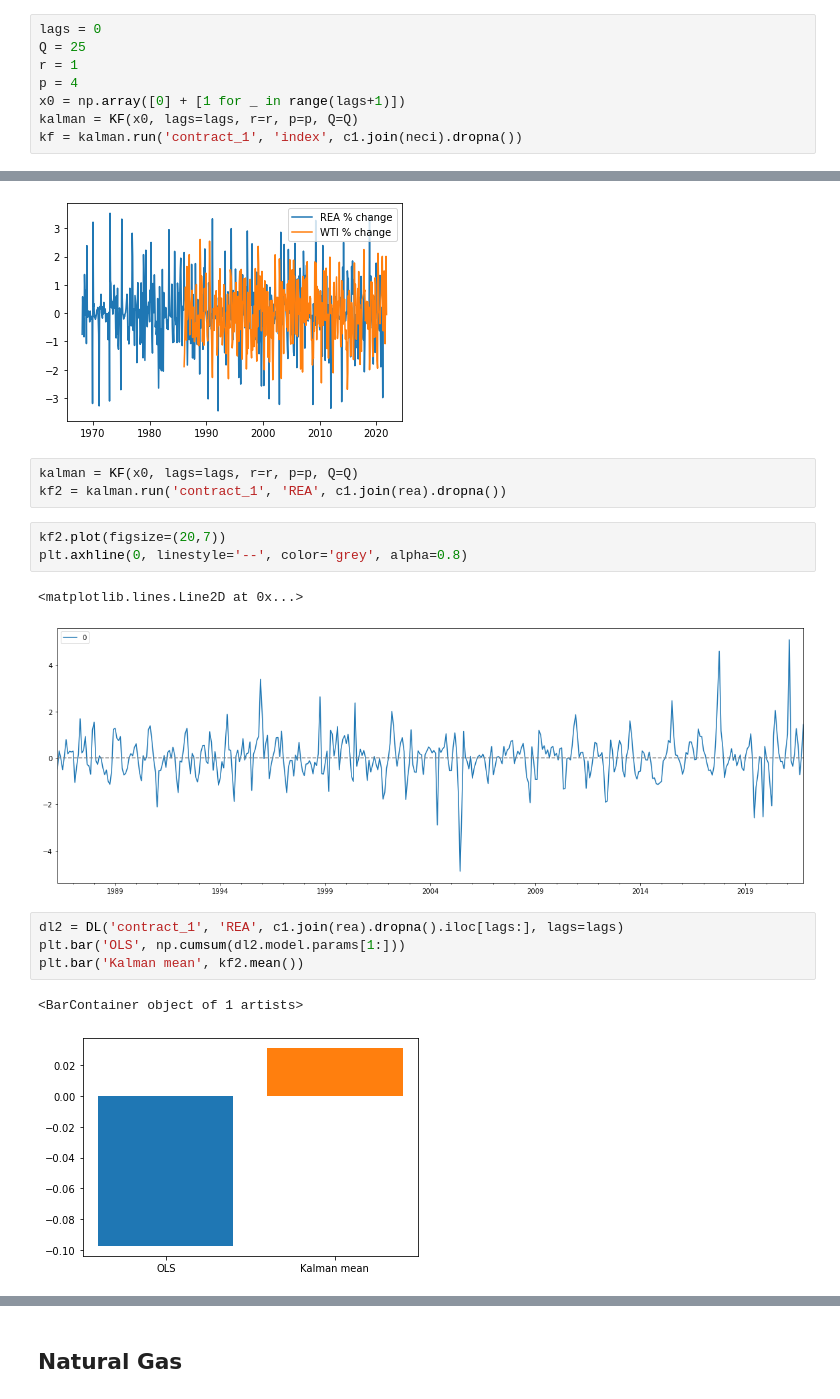
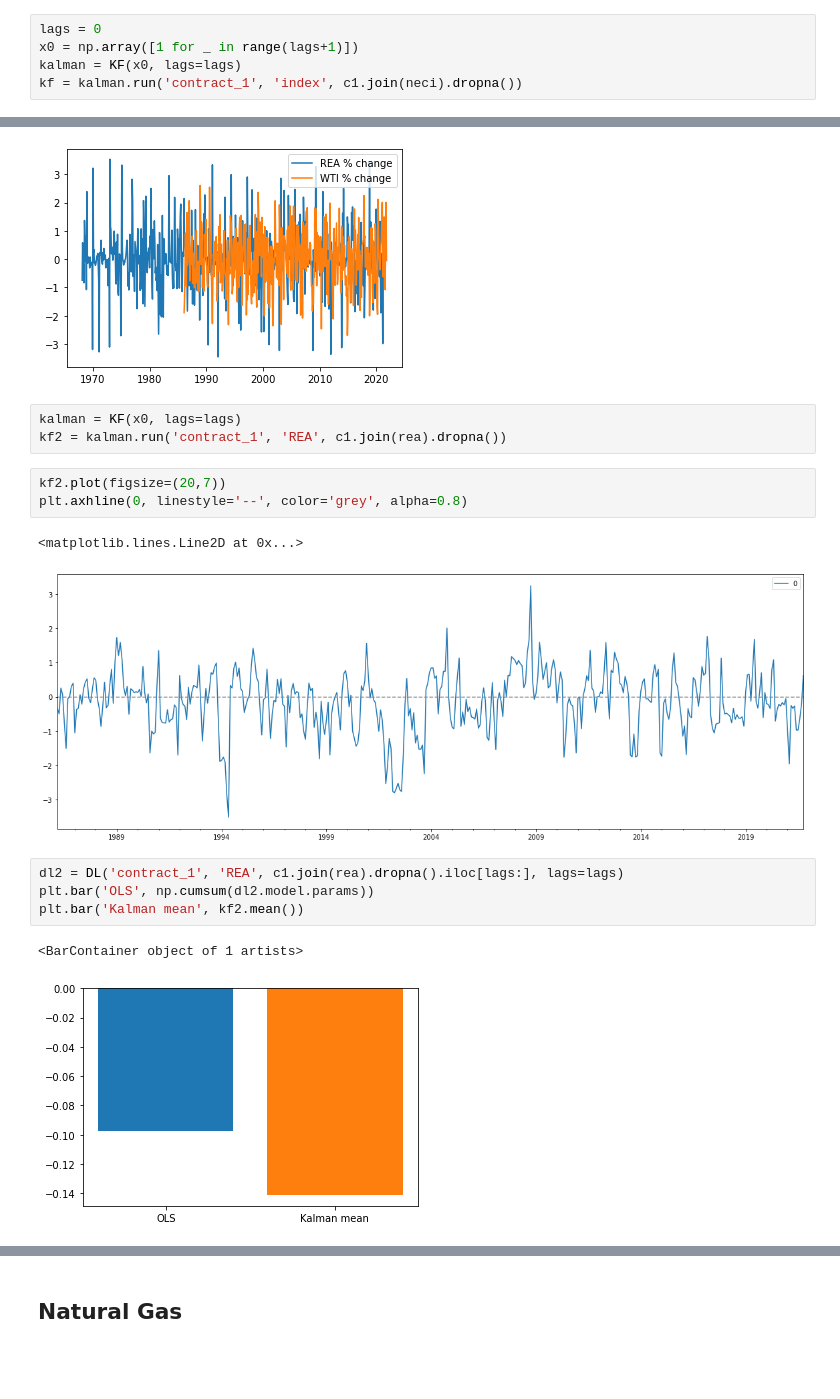
Before and after one commit to t0nychn/UG_thesis, a Jupyter notebook: TimeVaryingBetas.ipynb, the cells around one changed output, grey strips where cells are left out. Saved outputs shown, nothing was run; the diff lists cells and outputs as text; blank space fills up the shorter version.

Commit message:
update kalman

```diff
--- a/TimeVaryingBetas.ipynb
+++ b/TimeVaryingBetas.ipynb
@@ -25,11 +25,8 @@ plt.legend()
 [figure]
 # %%
 lags = 0
-Q = 25
-r = 1
-p = 4
-x0 = np.array([0] + [1 for _ in range(lags+1)])
-kalman = KF(x0, lags=lags, r=r, p=p, Q=Q)
+x0 = np.array([1 for _ in range(lags+1)])
+kalman = KF(x0, lags=lags)
 kf = kalman.run('contract_1', 'index', c1.join(neci).dropna())
 # %%
 kf.plot(figsize=(20,7))
@@ -65,20 +62,20 @@ plt.legend()
 <matplotlib.legend.Legend at 0x...>
 [figure]
 # %%
-kalman = KF(x0, lags=lags, r=r, p=p, Q=Q)
+kalman = KF(x0, lags=lags)
 kf2 = kalman.run('contract_1', 'REA', c1.join(rea).dropna())
 # %%
 kf2.plot(figsize=(20,7))
 plt.axhline(0, linestyle='--', color='grey', alpha=0.8)
 # %% [output]
 <matplotlib.lines.Line2D at 0x...>
-[figure, old version]
+[figure, new version]
 # %%
 dl2 = DL('contract_1', 'REA', c1.join(rea).dropna().iloc[lags:], lags=lags)
-plt.bar('OLS', np.cumsum(dl2.model.params[1:]))
+plt.bar('OLS', np.cumsum(dl2.model.params))
 plt.bar('Kalman mean', kf2.mean())
 # %% [output]
 <BarContainer object of 1 artists>
-[figure, old version]
+[figure, new version]
 # %%
 x = rea['REA']
```
Also changed, not shown: parts of 10 cells of this notebook, 4 other files.
